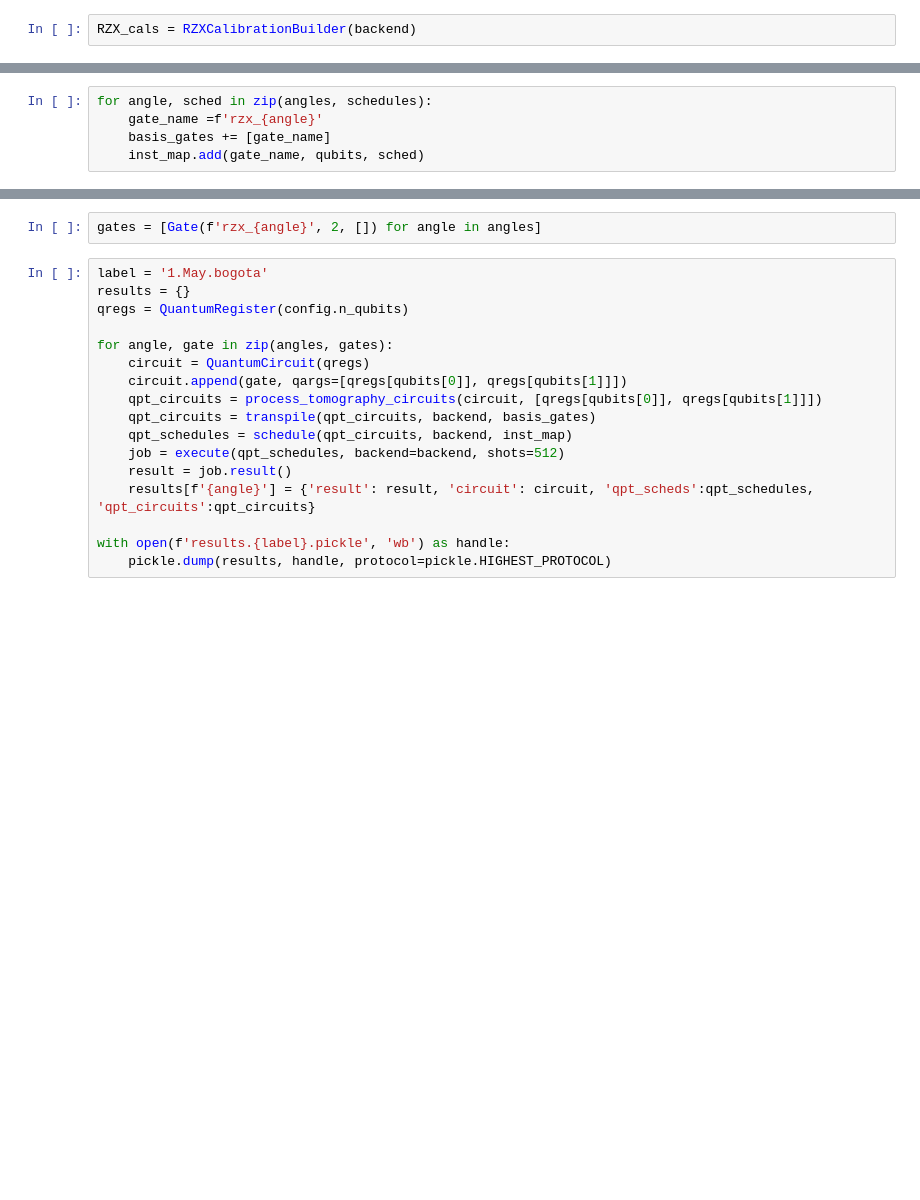
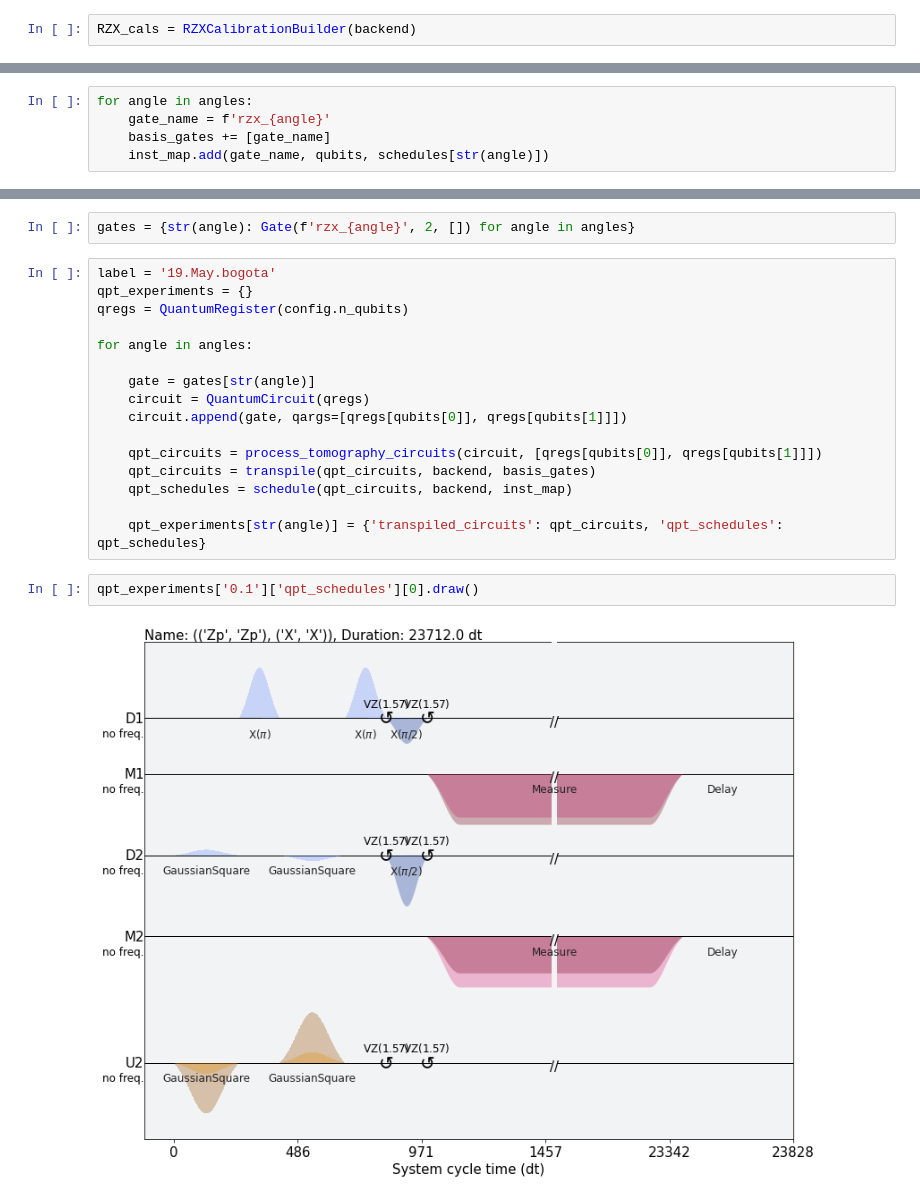
Before and after one commit to laura-clinton/py_grouparticles, a Jupyter notebook: 2qTomography.ipynb, the cells around one changed output, grey strips where cells are left out. Saved outputs shown, nothing was run; the diff lists cells and outputs as text; blank space fills up the shorter version.

```diff
--- a/2qTomography.ipynb
+++ b/2qTomography.ipynb
@@ -51,5 +75,5 @@ schedules = [RZX_cals.get_calibration([angle] , qubits) for angle in angles] #re
 # %%
-for angle, sched in zip(angles, schedules):
-    gate_name =f'rzx_{angle}'
+for angle in angles:
+    gate_name = f'rzx_{angle}'
     basis_gates += [gate_name]
-    inst_map.add(gate_name, qubits, sched)
+    inst_map.add(gate_name, qubits, schedules[str(angle)])
@@ -56,19 +100,22 @@ for angle, sched in zip(angles, schedules):
 # %%
-gates = [Gate(f'rzx_{angle}', 2, []) for angle in angles]
+gates = {str(angle): Gate(f'rzx_{angle}', 2, []) for angle in angles}
-# %%
-label = '1.May.bogota'
-results = {}
-qregs = QuantumRegister(config.n_qubits)
-
-for angle, gate in zip(angles, gates):
-    circuit = QuantumCircuit(qregs)
-    circuit.append(gate, qargs=[qregs[qubits[0]], qregs[qubits[1]]])
-    qpt_circuits = process_tomography_circuits(circuit, [qregs[qubits[0]], qregs[qubits[1]]])
-    qpt_circuits = transpile(qpt_circuits, backend, basis_gates)
-    qpt_schedules = schedule(qpt_circuits, backend, inst_map)
-    job = execute(qpt_schedules, backend=backend, shots=512)
-    result = job.result()
-    results[f'{angle}'] = {'result': result, 'circuit': circuit, 'qpt_scheds':qpt_schedules, 'qpt_circuits':qpt_circuits}
-
-with open(f'results.{label}.pickle', 'wb') as handle:
-    pickle.dump(results, handle, protocol=pickle.HIGHEST_PROTOCOL)
+# %%
+label = '19.May.bogota'
+qpt_experiments = {}
+qregs = QuantumRegister(config.n_qubits)
+
+for angle in angles:
+
+    gate = gates[str(angle)]
+    circuit = QuantumCircuit(qregs)
+    circuit.append(gate, qargs=[qregs[qubits[0]], qregs[qubits[1]]])
+
+    qpt_circuits = process_tomography_circuits(circuit, [qregs[qubits[0]], qregs[qubits[1]]])
+    qpt_circuits = transpile(qpt_circuits, backend, basis_gates)
+    qpt_schedules = schedule(qpt_circuits, backend, inst_map)
+
+    qpt_experiments[str(angle)] = {'transpiled_circuits': qpt_circuits, 'qpt_schedules': qpt_schedules}
+# %%
+qpt_experiments['0.1']['qpt_schedules'][0].draw()
+# %% [output]
+[figure, added]
```
Also changed, not shown: parts of 15 cells of this notebook.
